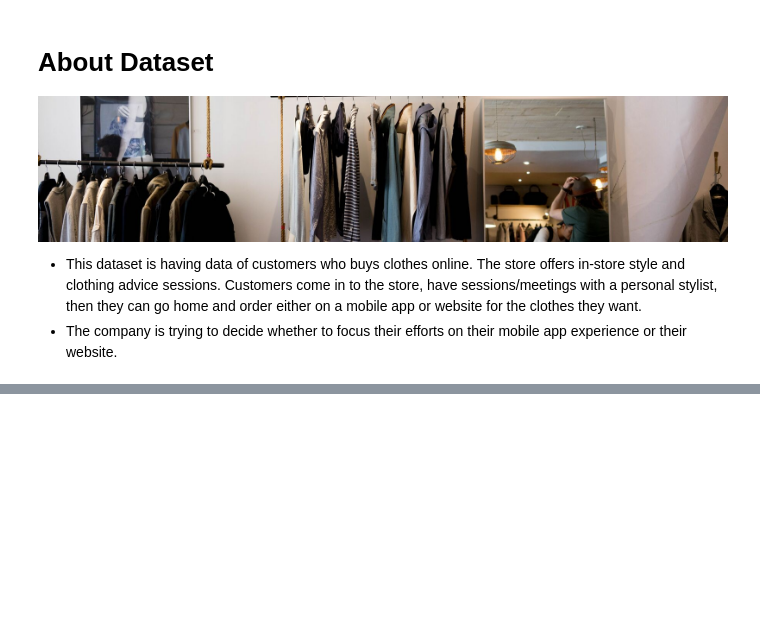
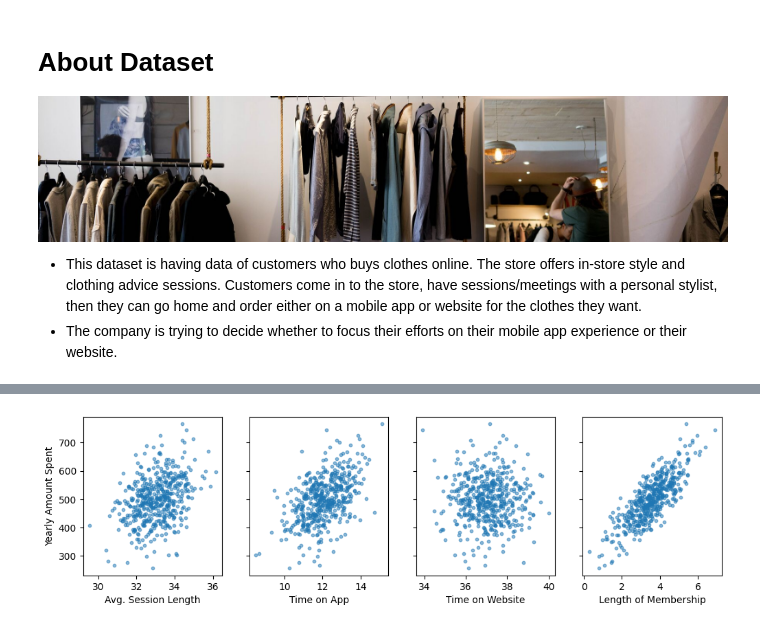
Before and after one commit to lam-thai-nguyen/Linear-Regression-E-Commerce, a Jupyter notebook: EDA.ipynb, the cells around one changed output, grey strips where cells are left out. Saved outputs shown, nothing was run; the diff lists cells and outputs as text; code cells hidden in the pictures; blank space fills up the shorter version.

```diff
--- a/EDA.ipynb
+++ b/EDA.ipynb
@@ -32,0 +48,15 @@ memory usage: 31.4+ KB
+# %%
+# Selecting numerical features for linear regression
+features = ["Avg. Session Length", "Time on App", "Time on Website", "Length of Membership"]
+X_train = df[features]
+y_train = df["Yearly Amount Spent"]
+# %%
+# Visualize the impact of each numerical feature to the target
+fig, ax = plt.subplots(1, 4, figsize=(12, 3), sharey=True)
+for i in range(len(features)):
+    ax[i].scatter(X_train[features[i]], y_train, s=10, alpha=0.5)
+    ax[i].set_xlabel(features[i])
+ax[0].set_ylabel("Yearly Amount Spent")
+plt.show()
+# %% [output]
+[figure, added]
```
Also changed, not shown: parts of 3 cells of this notebook.
